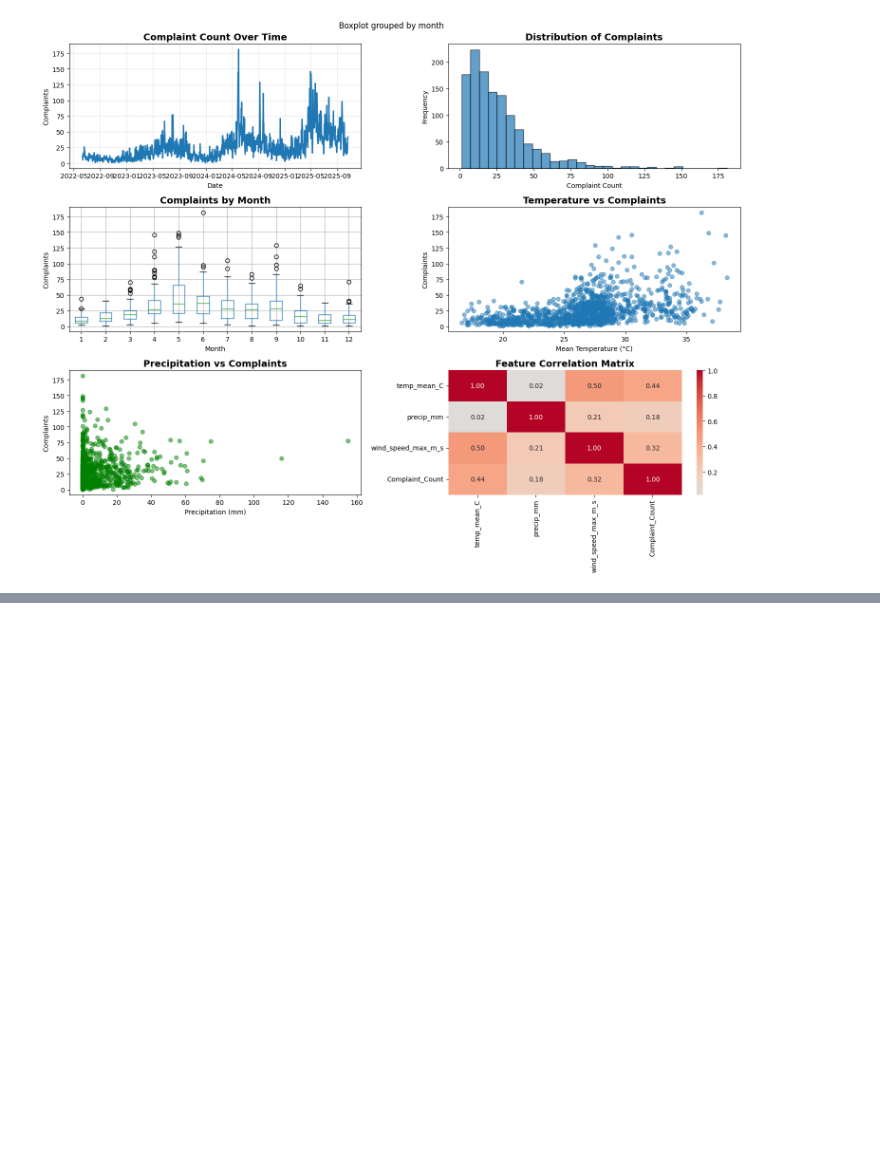
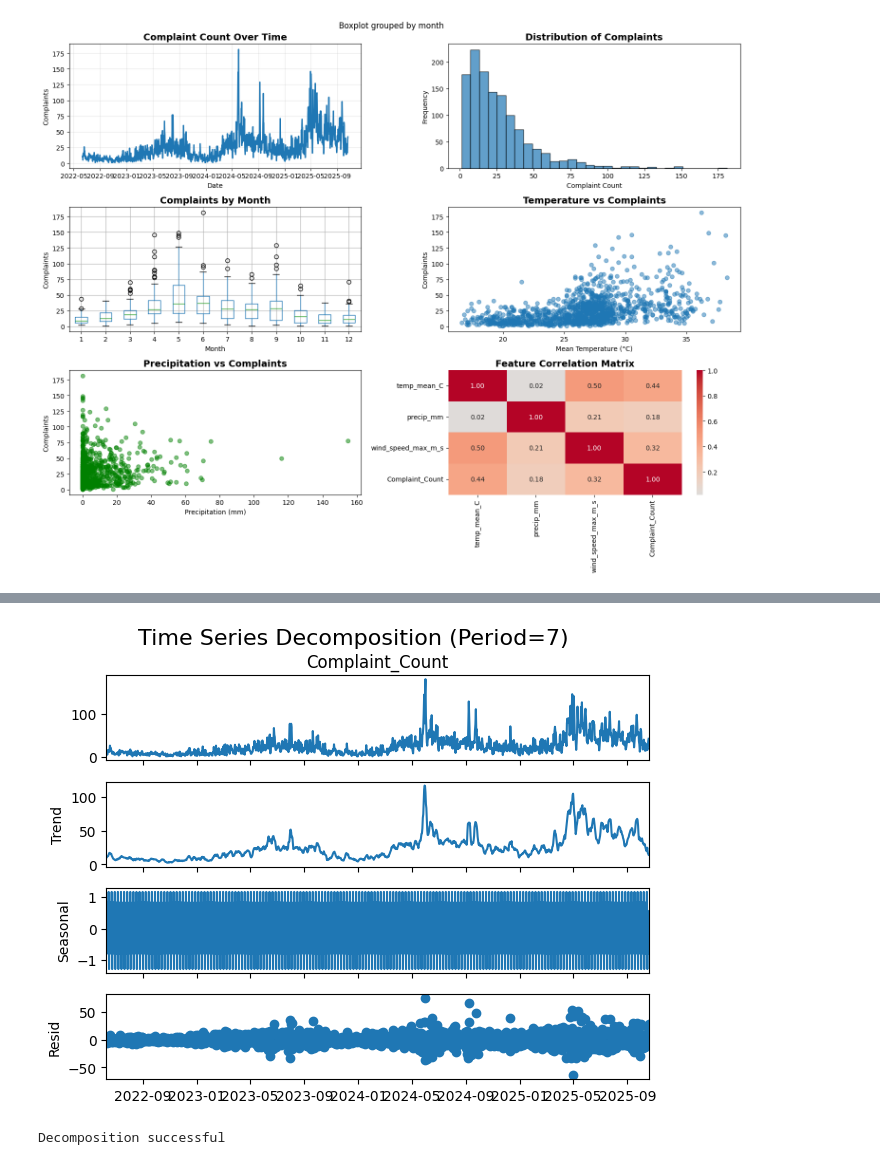
Before and after one commit to susantkumarsahoo/TimeSeriesForecasting_End_To_End, a Jupyter notebook: notebooks/08_note_twitter_timeseries.ipynb, the cells around one changed output, grey strips where cells are left out. Drawn from its saved outputs; the diff is of its cells as text; code cells hidden in the pictures; blank space fills up the shorter version.

```diff
--- a/notebooks/08_note_twitter_timeseries.ipynb
+++ b/notebooks/08_note_twitter_timeseries.ipynb
@@ -61,6 +44,6 @@ Prophet not available. Skipping Prophet model.
 # %%
 # Define the file paths
-path1 = r'C:\Users\TPWODL\New folder_Content\TimeSeriesForecasting_End_To_End\data\raw\twitter-complaints_per_day.csv'
+path1 = r'C:\Users\TPWODL\New folder_Content\TimeSeriesForecasting_End_To_End\data\twitter_x_timeseries_forcast.csv'
 path2 = r'C:\Users\LENOVO\MachineLearningProhects\TimeSeriesForecasting_End_To_End\data\twitter_x_timeseries_forcast.csv'
 
 # Check which path exists and read CSV
@@ -221,0 +245,31 @@ Name: Complaint_Count, dtype: float64
+# %%
+# Ensure the datetime column is the index and the data type is float/numeric
+time_series = df['Complaint_Count'].astype(float)
+
+period_val=7
+
+result = seasonal_decompose(
+    time_series,
+    model='additive',
+    period=period_val,
+    extrapolate_trend='freq' # Helps fill NaNs at the start/end of the trend
+)
+
+# --- 4. Plot the Decomposition ---
+
+result.plot()
+plt.suptitle(f'Time Series Decomposition (Period={period_val})', y=1.02, fontsize=16)
+plt.show()
+
+# --- 5. Access the Components ---
+
+# You can access the individual components like this:
+trend = result.trend
+seasonal = result.seasonal
+residual = result.resid
+
+print("\nDecomposition successful")
+# print(seasonal.head()) # Uncomment to inspect the seasonal component values
+# %% [output]
+[figure, added]
+Decomposition successful
```
Also changed, not shown: parts of 5 cells of this notebook, 1 other file.
